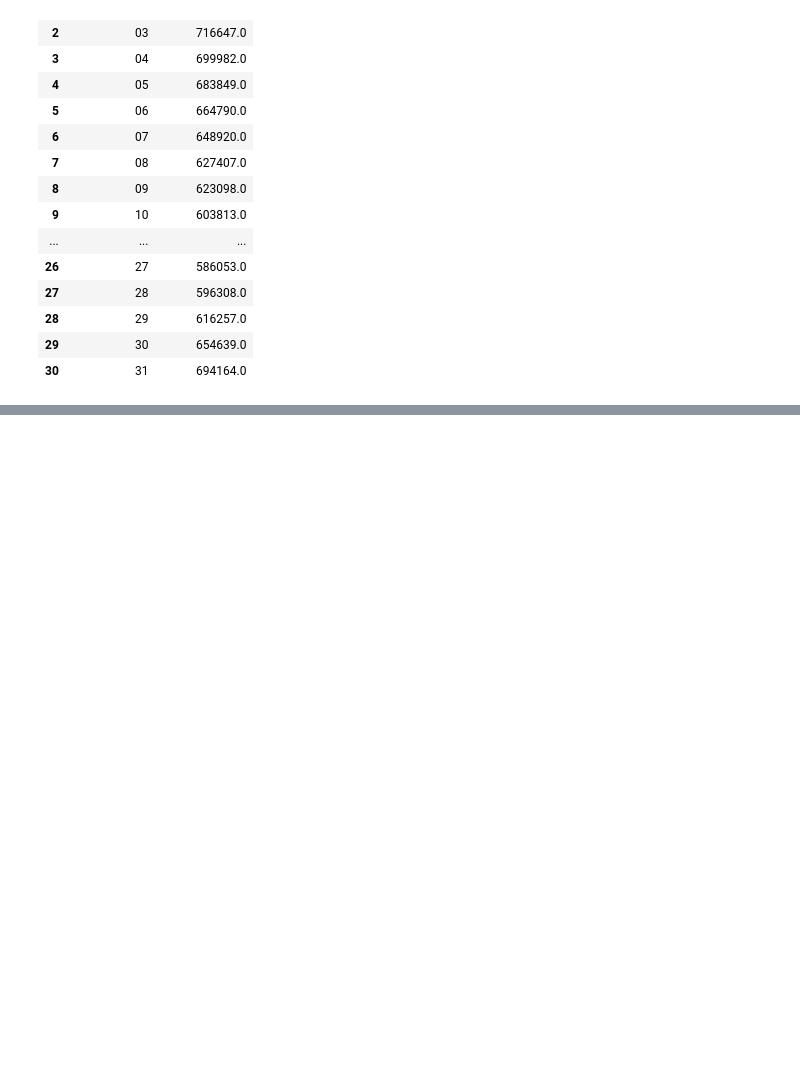
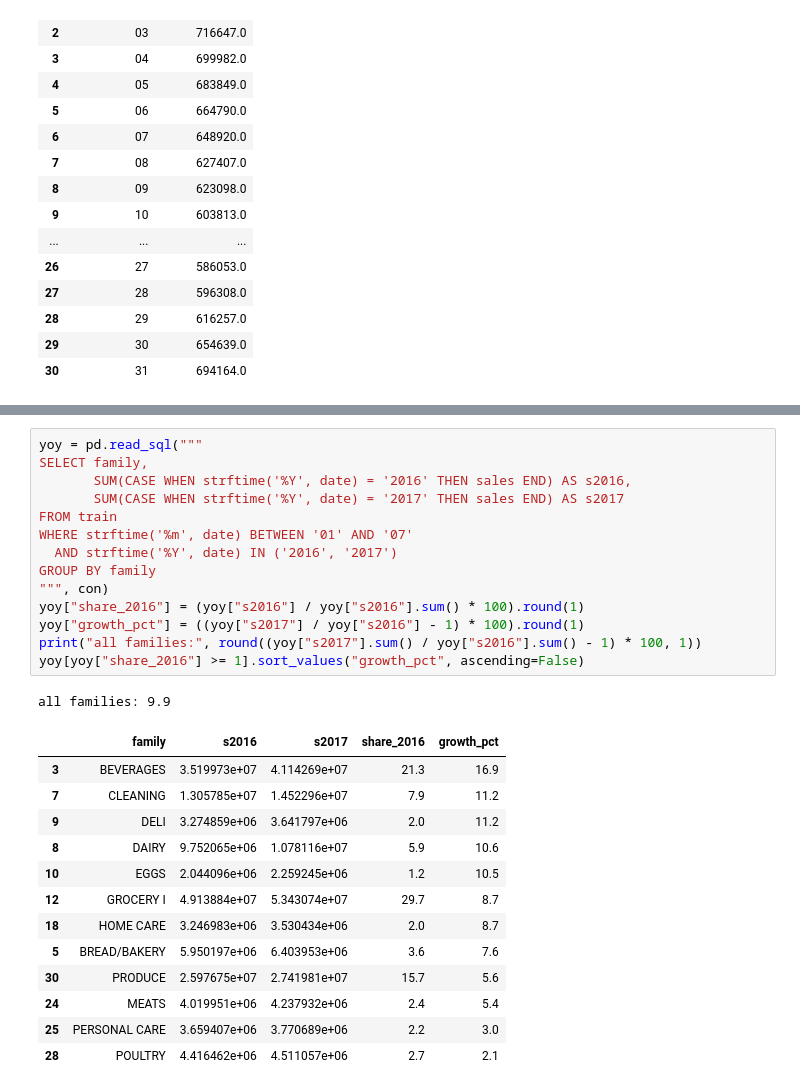
Before and after one commit to nannernick/grocery-sales-analysis, a Jupyter notebook: notebooks/02_Analysis.ipynb, the cells around one changed output, grey strips where cells are left out. Saved outputs shown, nothing was run; the diff lists cells and outputs as text; blank space fills up the shorter version.

```diff
--- a/notebooks/02_Analysis.ipynb
+++ b/notebooks/02_Analysis.ipynb
@@ -90,0 +277,29 @@ GROUP BY day_of_month ORDER BY day_of_month
+# %%
+yoy = pd.read_sql("""
+SELECT family,
+       SUM(CASE WHEN strftime('%Y', date) = '2016' THEN sales END) AS s2016,
+       SUM(CASE WHEN strftime('%Y', date) = '2017' THEN sales END) AS s2017
+FROM train
+WHERE strftime('%m', date) BETWEEN '01' AND '07'
+  AND strftime('%Y', date) IN ('2016', '2017')
+GROUP BY family
+""", con)
+yoy["share_2016"] = (yoy["s2016"] / yoy["s2016"].sum() * 100).round(1)
+yoy["growth_pct"] = ((yoy["s2017"] / yoy["s2016"] - 1) * 100).round(1)
+print("all families:", round((yoy["s2017"].sum() / yoy["s2016"].sum() - 1) * 100, 1))
+yoy[yoy["share_2016"] >= 1].sort_values("growth_pct", ascending=False)
+# %% [output]
+all families: 9.9
+|  | family | s2016 | s2017 | share_2016 | growth_pct |
+| 3 | BEVERAGES | 3.519973e+07 | 4.114269e+07 | 21.3 | 16.9 |
+| 7 | CLEANING | 1.305785e+07 | 1.452296e+07 | 7.9 | 11.2 |
+| 9 | DELI | 3.274859e+06 | 3.641797e+06 | 2.0 | 11.2 |
+| 8 | DAIRY | 9.752065e+06 | 1.078116e+07 | 5.9 | 10.6 |
+| 10 | EGGS | 2.044096e+06 | 2.259245e+06 | 1.2 | 10.5 |
+| 12 | GROCERY I | 4.913884e+07 | 5.343074e+07 | 29.7 | 8.7 |
+| 18 | HOME CARE | 3.246983e+06 | 3.530434e+06 | 2.0 | 8.7 |
+| 5 | BREAD/BAKERY | 5.950197e+06 | 6.403953e+06 | 3.6 | 7.6 |
+| 30 | PRODUCE | 2.597675e+07 | 2.741981e+07 | 15.7 | 5.6 |
+| 24 | MEATS | 4.019951e+06 | 4.237932e+06 | 2.4 | 5.4 |
+| 25 | PERSONAL CARE | 3.659407e+06 | 3.770689e+06 | 2.2 | 3.0 |
+| 28 | POULTRY | 4.416462e+06 | 4.511057e+06 | 2.7 | 2.1 |
```
Also changed, not shown: parts of 18 cells of this notebook, 1 other file.
